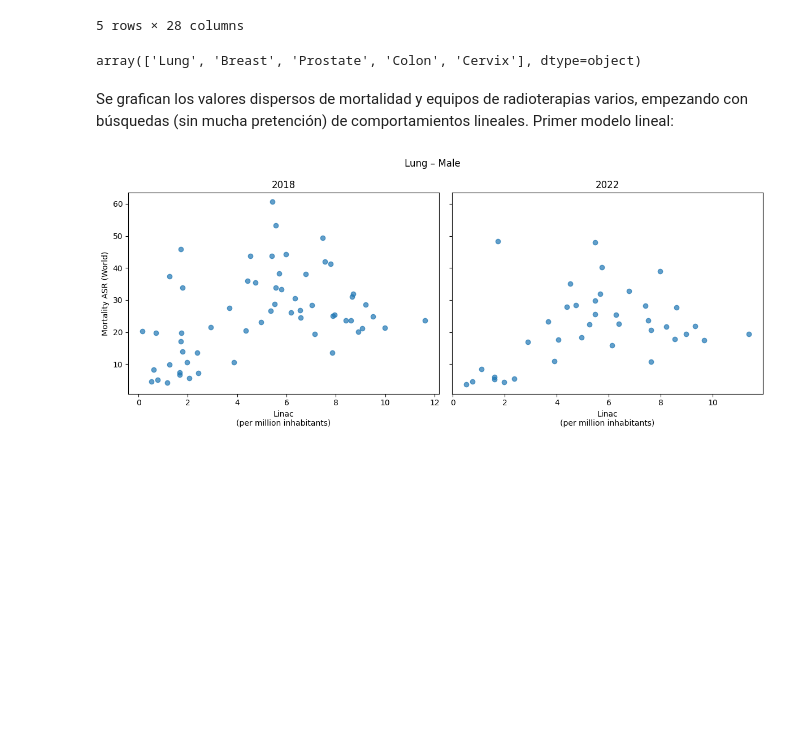
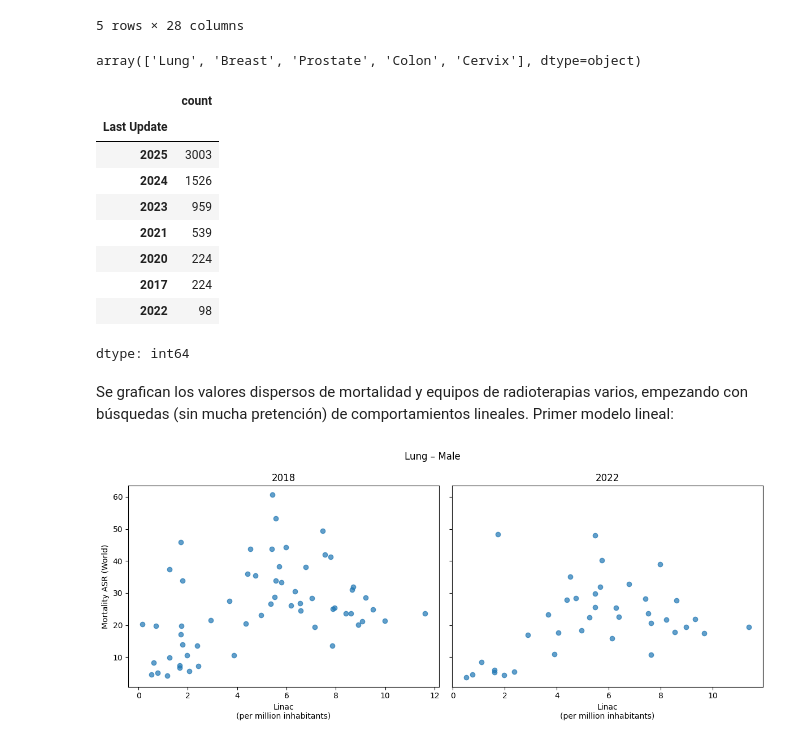
Before and after one commit to mehrerm/TFM, a Jupyter notebook: notebooks/carga_depuracion.ipynb, the cells around one changed output. Saved outputs shown, nothing was run; the diff lists cells and outputs as text; code cells hidden in the pictures; blank space fills up the shorter version.

```diff
--- a/notebooks/carga_depuracion.ipynb
+++ b/notebooks/carga_depuracion.ipynb
@@ -2725,6 +2725,19 @@ df_merged_all.head()
 df_merged_all["Cancer label"].unique()
 # %% [output]
 array(['Lung', 'Breast', 'Prostate', 'Colon', 'Cervix'], dtype=object)
+# %%
+df_merged_all["Last Update"].value_counts()
+# %% [output]
+|  | count |
+| Last Update |  |
+| 2025 | 3003 |
+| 2024 | 1526 |
+| 2023 | 959 |
+| 2021 | 539 |
+| 2020 | 224 |
+| 2017 | 224 |
+| 2022 | 98 |
+dtype: int64
 # %% [markdown]
 Se grafican los valores dispersos de mortalidad y equipos de radioterapias varios, empezando con búsquedas (sin mucha pretención) de comportamientos lineales.
 Primer modelo lineal:
```
Also changed, not shown: parts of 6 cells of this notebook.
